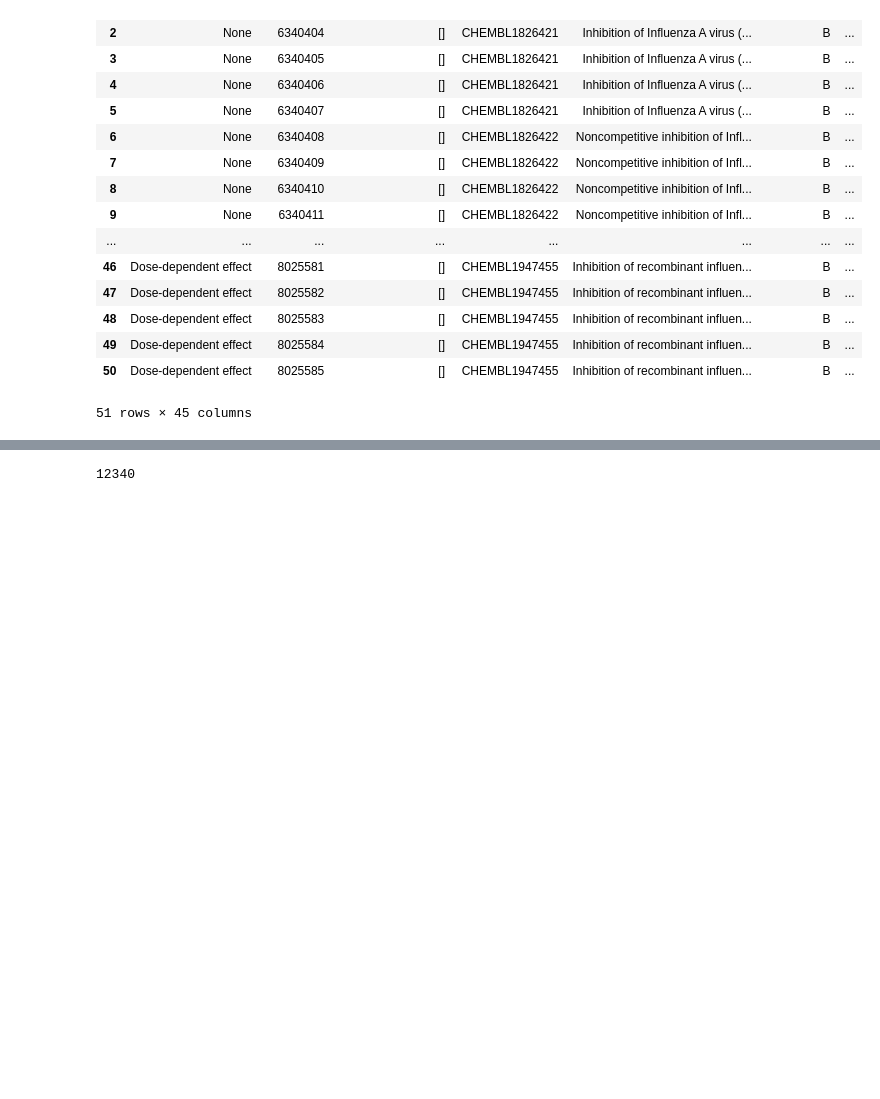
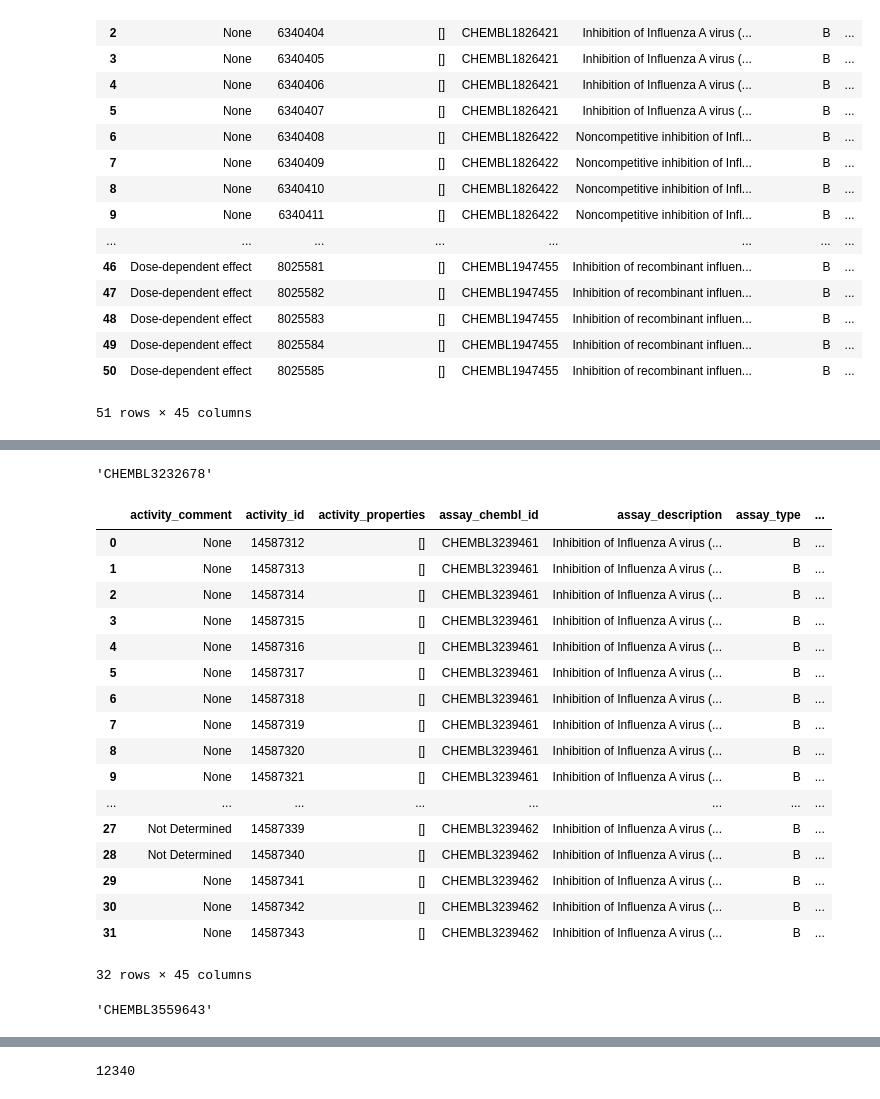
Before and after one commit to Jahan08/hERG-web-app, a Jupyter notebook: NA_INA_data_manipulation.ipynb, the cells around one changed output, grey strips where cells are left out. Cells and saved outputs as stored; diff of their text form; code cells hidden in the pictures; blank space fills up the shorter version.

```diff
--- a/NA_INA_data_manipulation.ipynb
+++ b/NA_INA_data_manipulation.ipynb
@@ -319,0 +422,34 @@ df10
+# %%
+selected_target15 = targets.target_chembl_id[15]
+selected_target15
+# %% [output]
+'CHEMBL3232678'
+# %%
+activity = new_client.activity
+SEL15 = activity.filter(target_chembl_id=selected_target15)
+df15= pd.DataFrame.from_dict(SEL15)
+df15
+# %% [output]
+|  | activity_comment | activity_id | activity_properties | assay_chembl_id | assay_description | assay_type | ... |
+| 0 | None | 14587312 | [] | CHEMBL3239461 | Inhibition of Influenza A virus (... | B | ... |
+| 1 | None | 14587313 | [] | CHEMBL3239461 | Inhibition of Influenza A virus (... | B | ... |
+| 2 | None | 14587314 | [] | CHEMBL3239461 | Inhibition of Influenza A virus (... | B | ... |
+| 3 | None | 14587315 | [] | CHEMBL3239461 | Inhibition of Influenza A virus (... | B | ... |
+| 4 | None | 14587316 | [] | CHEMBL3239461 | Inhibition of Influenza A virus (... | B | ... |
+| 5 | None | 14587317 | [] | CHEMBL3239461 | Inhibition of Influenza A virus (... | B | ... |
+| 6 | None | 14587318 | [] | CHEMBL3239461 | Inhibition of Influenza A virus (... | B | ... |
+| 7 | None | 14587319 | [] | CHEMBL3239461 | Inhibition of Influenza A virus (... | B | ... |
+| 8 | None | 14587320 | [] | CHEMBL3239461 | Inhibition of Influenza A virus (... | B | ... |
+| 9 | None | 14587321 | [] | CHEMBL3239461 | Inhibition of Influenza A virus (... | B | ... |
+| ... | ... | ... | ... | ... | ... | ... | ... |
+| 27 | Not Determined | 14587339 | [] | CHEMBL3239462 | Inhibition of Influenza A virus (... | B | ... |
+| 28 | Not Determined | 14587340 | [] | CHEMBL3239462 | Inhibition of Influenza A virus (... | B | ... |
+| 29 | None | 14587341 | [] | CHEMBL3239462 | Inhibition of Influenza A virus (... | B | ... |
+| 30 | None | 14587342 | [] | CHEMBL3239462 | Inhibition of Influenza A virus (... | B | ... |
+| 31 | None | 14587343 | [] | CHEMBL3239462 | Inhibition of Influenza A virus (... | B | ... |
+32 rows × 45 columns
+# %%
+selected_target16 = targets.target_chembl_id[16]
+selected_target16
+# %% [output]
+'CHEMBL3559643'
```
Also changed, not shown: parts of 13 cells of this notebook.
